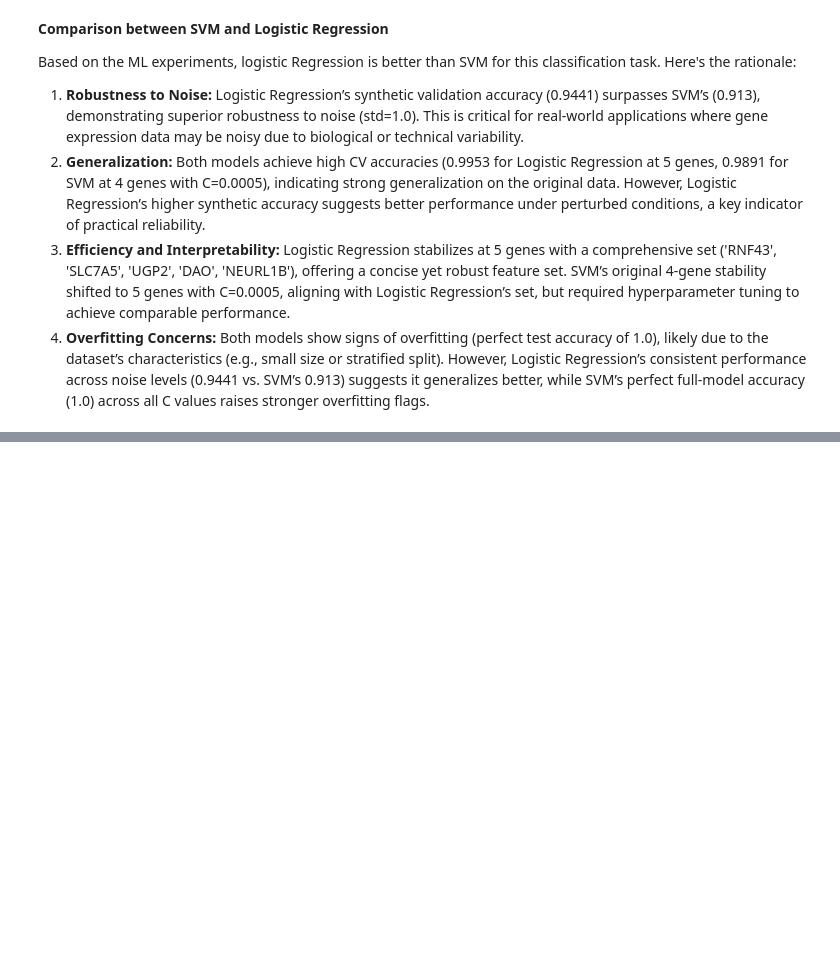
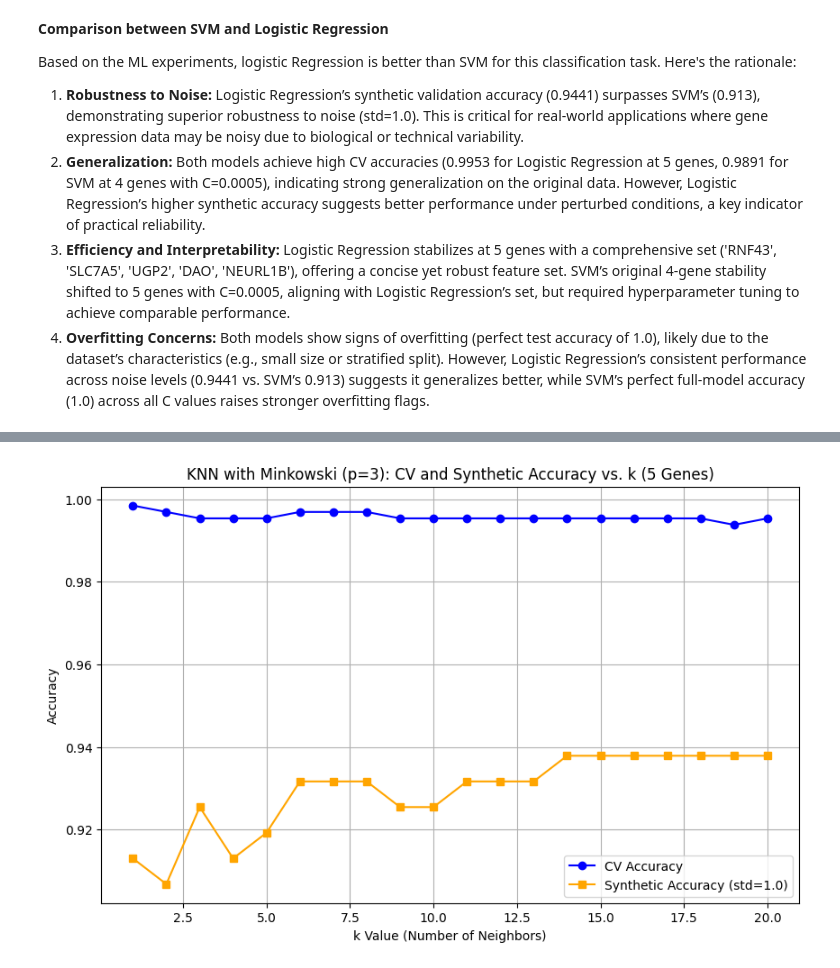
Before and after one commit to Laaliji/Colon-Cancer-Gene-Expression-Data-Classification-Analysis, a Jupyter notebook: Colon_Cancer_Gene_Expression_Analysis.ipynb, the cells around one changed output, grey strips where cells are left out. Saved outputs shown, nothing was run; the diff lists cells and outputs as text; code cells hidden in the pictures; blank space fills up the shorter version.

```diff
--- a/Colon_Cancer_Gene_Expression_Analysis.ipynb
+++ b/Colon_Cancer_Gene_Expression_Analysis.ipynb
@@ -1279,0 +1663,13 @@ Based on the ML experiments, logistic Regression is better than SVM for this cla
+# %%
+# Plot CV and Synthetic Accuracies vs. k
+plt.figure(figsize=(10, 6))
+plt.plot(k_values, cv_accuracies_mink, marker='o', label='CV Accuracy', color='blue')
+plt.plot(k_values, synth_accuracies_mink, marker='s', label='Synthetic Accuracy (std=1.0)', color='orange')
+plt.xlabel('k Value (Number of Neighbors)')
+plt.ylabel('Accuracy')
+plt.title('KNN with Minkowski (p=3): CV and Synthetic Accuracy vs. k (5 Genes)')
+plt.legend()
+plt.grid(True)
+plt.show()
+# %% [output]
+[figure, added]
```
Also changed, not shown: parts of 38 cells of this notebook.
